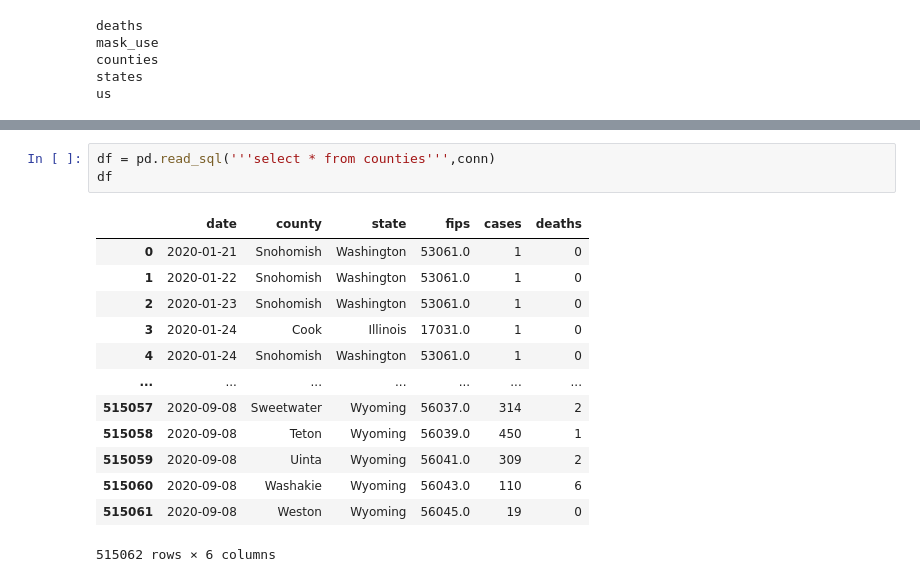
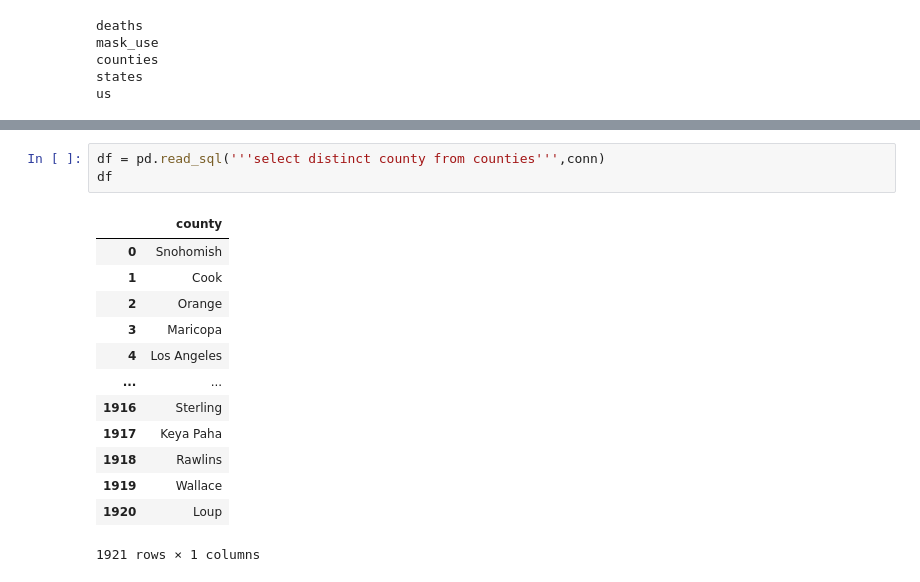
Before and after one commit to aspotter99/SQL_talk, a Jupyter notebook: notebooks/Untitled.ipynb, the cells around one changed output, grey strips where cells are left out. Cells and saved outputs as stored; diff of their text form.

```diff
--- a/notebooks/Untitled.ipynb
+++ b/notebooks/Untitled.ipynb
@@ -19,17 +94,17 @@ us
 # %%
-df = pd.read_sql('''select * from counties''',conn)
+df = pd.read_sql('''select distinct county from counties''',conn)
 df
 # %% [output]
-|  | date | county | state | fips | cases | deaths |
-| 0 | 2020-01-21 | Snohomish | Washington | 53061.0 | 1 | 0 |
-| 1 | 2020-01-22 | Snohomish | Washington | 53061.0 | 1 | 0 |
-| 2 | 2020-01-23 | Snohomish | Washington | 53061.0 | 1 | 0 |
-| 3 | 2020-01-24 | Cook | Illinois | 17031.0 | 1 | 0 |
-| 4 | 2020-01-24 | Snohomish | Washington | 53061.0 | 1 | 0 |
-| ... | ... | ... | ... | ... | ... | ... |
-| 515057 | 2020-09-08 | Sweetwater | Wyoming | 56037.0 | 314 | 2 |
-| 515058 | 2020-09-08 | Teton | Wyoming | 56039.0 | 450 | 1 |
-| 515059 | 2020-09-08 | Uinta | Wyoming | 56041.0 | 309 | 2 |
-| 515060 | 2020-09-08 | Washakie | Wyoming | 56043.0 | 110 | 6 |
-| 515061 | 2020-09-08 | Weston | Wyoming | 56045.0 | 19 | 0 |
+|  | county |
+| 0 | Snohomish |
+| 1 | Cook |
+| 2 | Orange |
+| 3 | Maricopa |
+| 4 | Los Angeles |
+| ... | ... |
+| 1916 | Sterling |
+| 1917 | Keya Paha |
+| 1918 | Rawlins |
+| 1919 | Wallace |
+| 1920 | Loup |
-515062 rows × 6 columns
+1921 rows × 1 columns
```
Also changed, not shown: parts of 14 cells of this notebook.
